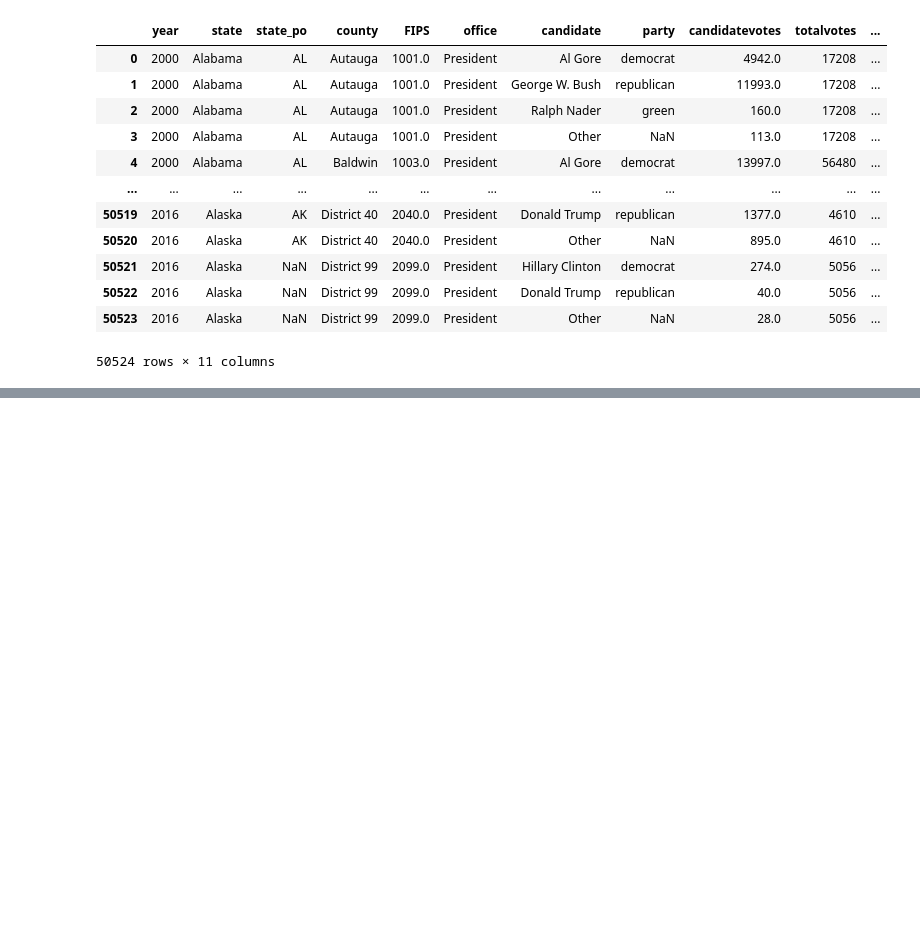
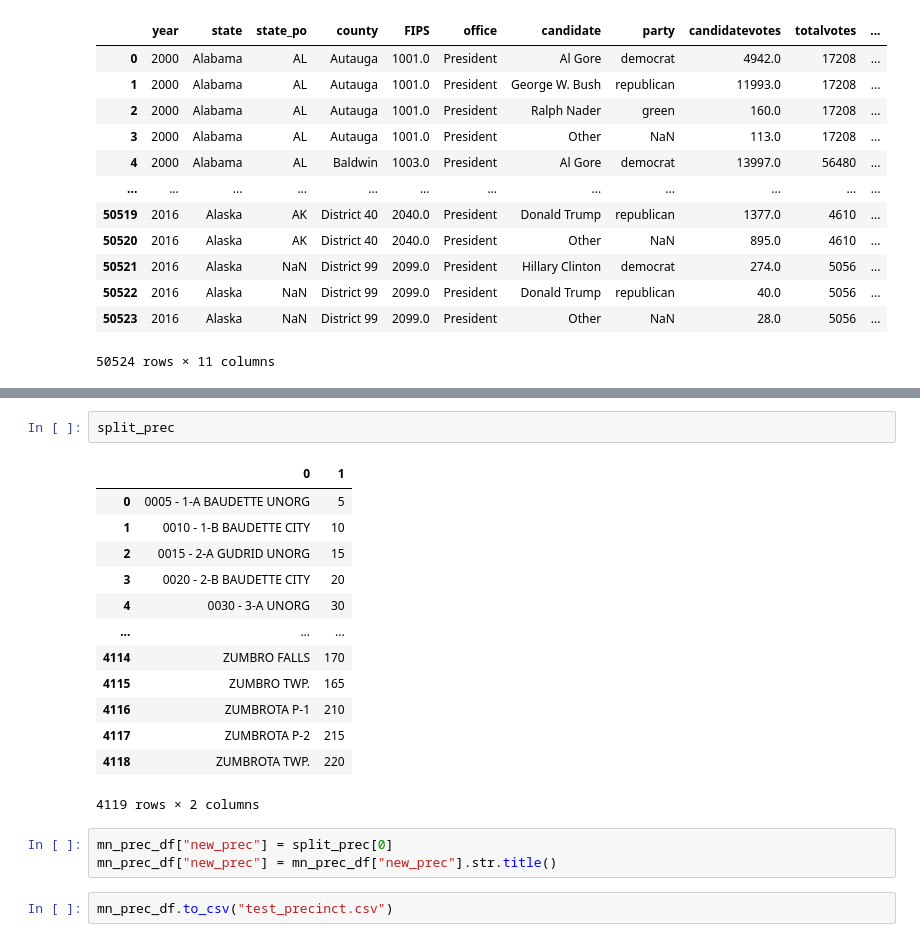
Before and after one commit to VallieTracy/Pres-Election-Partisan-Breakdown, a Jupyter notebook: mak_testing.ipynb, the cells around one changed output, grey strips where cells are left out. Drawn from its saved outputs; the diff is of its cells as text; blank space fills up the shorter version.

```diff
--- a/mak_testing.ipynb
+++ b/mak_testing.ipynb
@@ -37,0 +75,21 @@ df2016
+# %%
+split_prec
+# %% [output]
+|  | 0 | 1 |
+| 0 | 0005 - 1-A BAUDETTE UNORG | 5 |
+| 1 | 0010 - 1-B BAUDETTE CITY | 10 |
+| 2 | 0015 - 2-A GUDRID UNORG | 15 |
+| 3 | 0020 - 2-B BAUDETTE CITY | 20 |
+| 4 | 0030 - 3-A UNORG | 30 |
+| ... | ... | ... |
+| 4114 | ZUMBRO FALLS | 170 |
+| 4115 | ZUMBRO TWP. | 165 |
+| 4116 | ZUMBROTA P-1 | 210 |
+| 4117 | ZUMBROTA P-2 | 215 |
+| 4118 | ZUMBROTA TWP. | 220 |
+4119 rows × 2 columns
+# %%
+mn_prec_df["new_prec"] = split_prec[0]
+mn_prec_df["new_prec"] = mn_prec_df["new_prec"].str.title()
+# %%
+mn_prec_df.to_csv("test_precinct.csv")
```
Also changed, not shown: parts of 5 cells of this notebook, 4 other files.
